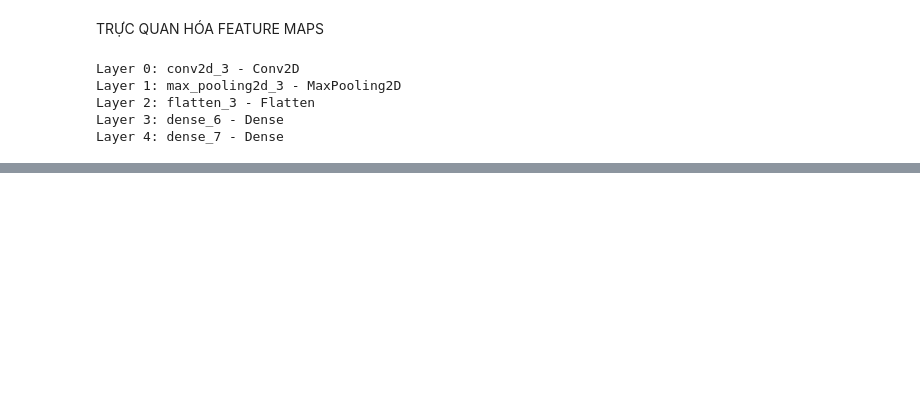
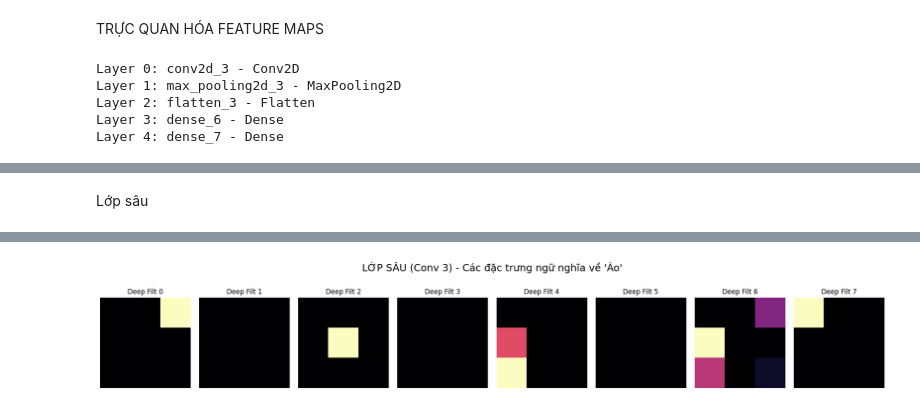
Before and after one commit to dangchicong/hocsau, a Jupyter notebook: Do_an.ipynb, the cells around one changed output, grey strips where cells are left out. Saved outputs shown, nothing was run; the diff lists cells and outputs as text; code cells hidden in the pictures; blank space fills up the shorter version.

```diff
--- a/Do_an.ipynb
+++ b/Do_an.ipynb
@@ -815,0 +784,25 @@ plt.show()
+# %% [markdown]
+Lớp sâu
+# %%
+# --- ĐOẠN CODE 2: TRỰC QUAN HÓA LỚP SÂU ---
+
+# 1. Tạo mô hình trích xuất lớp Conv2D cuối cùng (Index 4 trong kiến trúc 3 lớp)
+# Nếu bạn build model khác, hãy check layers[i] nào là Conv2D cuối
+deep_extractor = tf.keras.Model(inputs=model_cnn.inputs, outputs=model_cnn.layers[4].output)
+deep_features = deep_extractor.predict(img_shirt)
+
+# 2. Vẽ lưới 8 filter đầu tiên
+fig, axes = plt.subplots(1, 8, figsize=(20, 3))
+fig.suptitle(f"LỚP SÂU (Conv 3) - Các đặc trưng ngữ nghĩa về 'Áo'", fontsize=18, y=1.1)
+
+for i in range(8):
+    ax = axes[i]
+    # Kích thước lớp 3 lúc này rất nhỏ (3x3), ta dùng màu magma (đỏ-vàng)
+    # Ảnh sẽ hơi mờ do Matplotlib tự zoom ảnh 3x3 lên ô lưới lớn
+    ax.imshow(deep_features[0, :, :, i], cmap='magma')
+    ax.axis('off')
+    ax.set_title(f'Deep Filt {i}')
+
+plt.tight_layout()
+plt.show()
+# %% [output]
@@ -815,0 +810 @@ plt.show()
+[figure, added]
```
Also changed, not shown: parts of 21 cells of this notebook.
